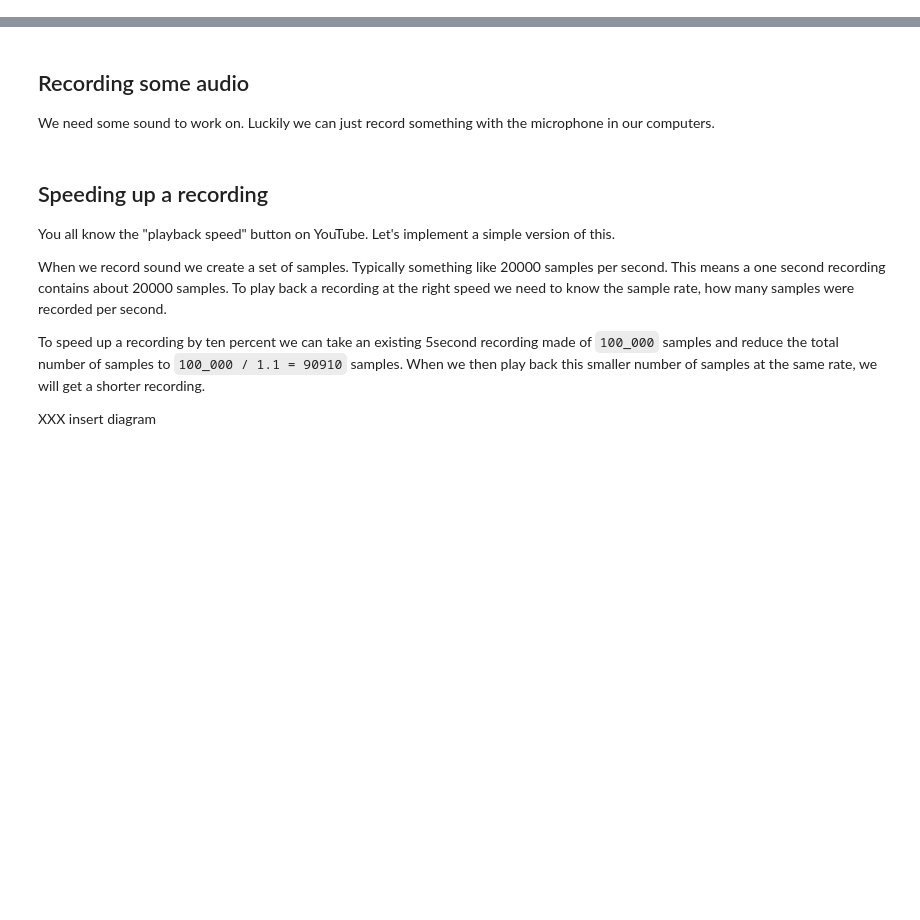
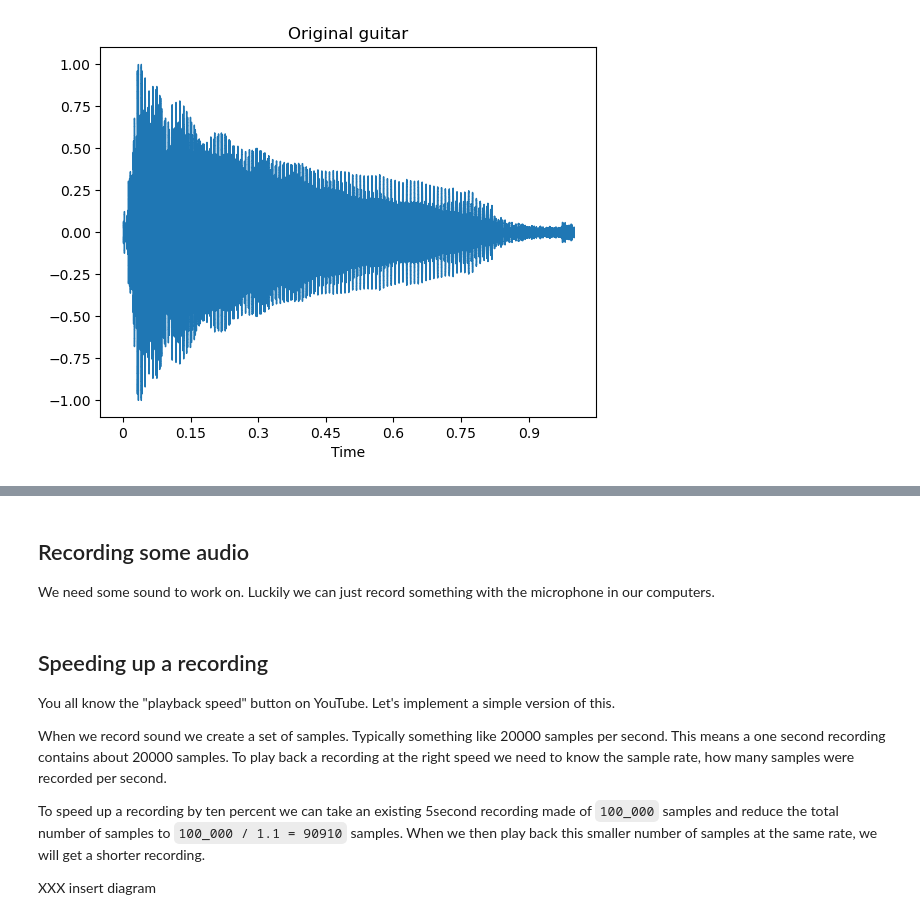
Before and after one commit to betatim/sound-array-api-tutorial, a Jupyter notebook: 03 - sound effects.ipynb, the cells around one changed output, grey strips where cells are left out. Saved outputs shown, nothing was run; the diff lists cells and outputs as text; code cells hidden in the pictures; blank space fills up the shorter version.

```diff
--- a/03 - sound effects.ipynb
+++ b/03 - sound effects.ipynb
@@ -4,0 +17,2 @@ Let's implement some simple sound effects
+# %%
+rate, guitar = scipy.io.wavfile.read("guitar.wav")
@@ -4,0 +79,30 @@ Let's implement some simple sound effects
+# %%
+def convert_to_numpy(array, xp):
+    """Convert X into a NumPy ndarray on the CPU."""
+    xp_name = xp.__name__
+
+    if xp_name in {"array_api_compat.torch", "torch"}:
+        return array.cpu().numpy()
+    elif xp_name == "cupy.array_api":
+        return array._array.get()
+    elif xp_name in {"array_api_compat.cupy", "cupy"}:
+        return array.get()
+
+    return np.asarray(array)
+
+
+def waveshow(data, title="Amplitude"):
+    xp = array_api_compat.get_namespace(data)
+    data = xp.astype(data, xp.float32)
+    data /= xp.max(xp.abs(data))
+
+    data_np = convert_to_numpy(data, xp)
+    librosa.display.waveshow(data_np, sr=44100)
+    plt.title(title)
+# %%
+# Selecting one second from the sample where a note is being played
+one_second = slice(int(1.5*rate), int(2.5*rate))
+
+waveshow(guitar[one_second], title="Original guitar")
+# %% [output]
+[figure, added]
```
Also changed, not shown: parts of 41 cells of this notebook, 1 other file.
